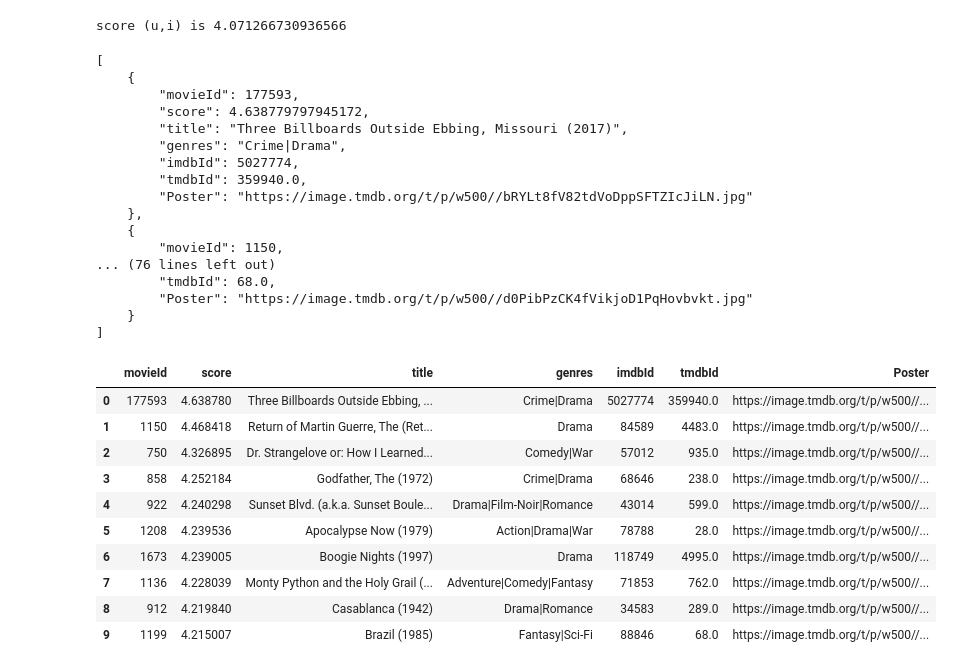
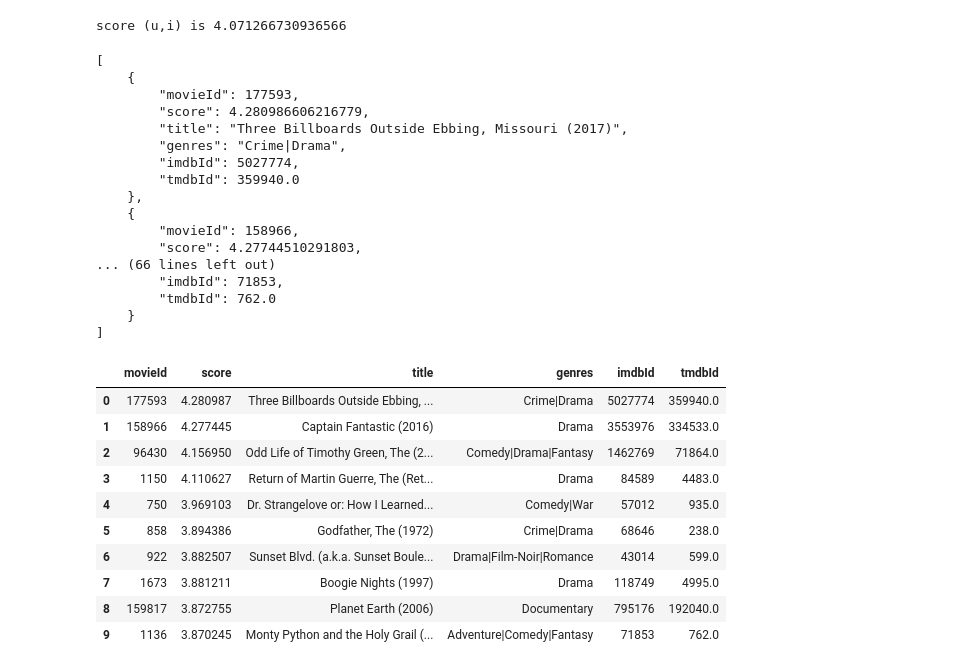
Before and after one commit to Aarekaz/mymovielist, a Jupyter notebook: backend/user_based_clustering.ipynb, the cells around one changed output. Drawn from its saved outputs; the diff is of its cells as text; code cells hidden in the pictures.

```diff
--- a/backend/user_based_clustering.ipynb
+++ b/backend/user_based_clustering.ipynb
@@ -235,20 +235,20 @@ def User_item_score1(user,n):
     new_df = links.loc[links['movieId'].isin(Movie_Name['movieId'])]
     df_f = pd.merge(Movie_Name,new_df)
 
-    poster = []
-    api_key = "40f84ea0b622bc4257dabf9631a401dc"
-    api_version = 3
-    api_base_url = f"https://api.themoviedb.org/{api_version}"
-    for movie_id in df_f['tmdbId']:
-        endpoint_path = f"/movie/{movie_id}"
-        endpoint = f"{api_base_url}{endpoint_path}?api_key={api_key}&language=en-US"
-        data = requests.get(endpoint)
-        data = data.json()
-        poster_path = data['poster_path']
-        full_path = "https://image.tmdb.org/t/p/w500/"+poster_path
-        poster.append(full_path)
+    # poster = []
+    # api_key = "40f84ea0b622bc4257dabf9631a401dc"
+    # api_version = 3
+    # api_base_url = f"https://api.themoviedb.org/{api_version}"
+    # for movie_id in df_f['tmdbId']:
+    #     endpoint_path = f"/movie/{movie_id}"
+    #     endpoint = f"{api_base_url}{endpoint_path}?api_key={api_key}&language=en-US"
+    #     data = requests.get(endpoint)
+    #     data = data.json()
+    #     # poster_path = data['poster_path']
+    #     # full_path = "https://image.tmdb.org/t/p/w500/"+poster_path
+    #     # poster.append(full_path)
 
-    df_f['Poster'] = poster
+    # df_f['Poster'] = poster
 
     js = df_f.to_json(orient='index')
 
@@ -266,36 +266,36 @@ def User_item_score1(user,n):
 
     return df_f
 # %%
-User_item_score1(5,10)
+User_item_score1(10,10)
 # %% [output]
 [
     {
         "movieId": 177593,
-        "score": 4.638779797945172,
+        "score": 4.280986606216779,
         "title": "Three Billboards Outside Ebbing, Missouri (2017)",
         "genres": "Crime|Drama",
         "imdbId": 5027774,
-        "tmdbId": 359940.0,
-        "Poster": "https://image.tmdb.org/t/p/w500//bRYLt8fV82tdVoDppSFTZIcJiLN.jpg"
+        "tmdbId": 359940.0
     },
     {
-        "movieId": 1150,
-... (76 lines left out)
-        "tmdbId": 68.0,
-        "Poster": "https://image.tmdb.org/t/p/w500//d0PibPzCK4fVikjoD1PqHovbvkt.jpg"
+        "movieId": 158966,
+        "score": 4.27744510291803,
+... (66 lines left out)
+        "imdbId": 71853,
+        "tmdbId": 762.0
     }
 ]
-|  | movieId | score | title | genres | imdbId | tmdbId | Poster |
-| 0 | 177593 | 4.638780 | Three Billboards Outside Ebbing, ... | Crime|Drama | 5027774 | 359940.0 | https://image.tmdb.org/t/p/w500//... |
-| 1 | 1150 | 4.468418 | Return of Martin Guerre, The (Ret... | Drama | 84589 | 4483.0 | https://image.tmdb.org/t/p/w500//... |
-| 2 | 750 | 4.326895 | Dr. Strangelove or: How I Learned... | Comedy|War | 57012 | 935.0 | https://image.tmdb.org/t/p/w500//... |
-| 3 | 858 | 4.252184 | Godfather, The (1972) | Crime|Drama | 68646 | 238.0 | https://image.tmdb.org/t/p/w500//... |
-| 4 | 922 | 4.240298 | Sunset Blvd. (a.k.a. Sunset Boule... | Drama|Film-Noir|Romance | 43014 | 599.0 | https://image.tmdb.org/t/p/w500//... |
-| 5 | 1208 | 4.239536 | Apocalypse Now (1979) | Action|Drama|War | 78788 | 28.0 | https://image.tmdb.org/t/p/w500//... |
-| 6 | 1673 | 4.239005 | Boogie Nights (1997) | Drama | 118749 | 4995.0 | https://image.tmdb.org/t/p/w500//... |
-| 7 | 1136 | 4.228039 | Monty Python and the Holy Grail (... | Adventure|Comedy|Fantasy | 71853 | 762.0 | https://image.tmdb.org/t/p/w500//... |
-| 8 | 912 | 4.219840 | Casablanca (1942) | Drama|Romance | 34583 | 289.0 | https://image.tmdb.org/t/p/w500//... |
-| 9 | 1199 | 4.215007 | Brazil (1985) | Fantasy|Sci-Fi | 88846 | 68.0 | https://image.tmdb.org/t/p/w500//... |
+|  | movieId | score | title | genres | imdbId | tmdbId |
+| 0 | 177593 | 4.280987 | Three Billboards Outside Ebbing, ... | Crime|Drama | 5027774 | 359940.0 |
+| 1 | 158966 | 4.277445 | Captain Fantastic (2016) | Drama | 3553976 | 334533.0 |
+| 2 | 96430 | 4.156950 | Odd Life of Timothy Green, The (2... | Comedy|Drama|Fantasy | 1462769 | 71864.0 |
+| 3 | 1150 | 4.110627 | Return of Martin Guerre, The (Ret... | Drama | 84589 | 4483.0 |
+| 4 | 750 | 3.969103 | Dr. Strangelove or: How I Learned... | Comedy|War | 57012 | 935.0 |
+| 5 | 858 | 3.894386 | Godfather, The (1972) | Crime|Drama | 68646 | 238.0 |
+| 6 | 922 | 3.882507 | Sunset Blvd. (a.k.a. Sunset Boule... | Drama|Film-Noir|Romance | 43014 | 599.0 |
+| 7 | 1673 | 3.881211 | Boogie Nights (1997) | Drama | 118749 | 4995.0 |
+| 8 | 159817 | 3.872755 | Planet Earth (2006) | Documentary | 795176 | 192040.0 |
+| 9 | 1136 | 3.870245 | Monty Python and the Holy Grail (... | Adventure|Comedy|Fantasy | 71853 | 762.0 |
 # %%
 user = int(input("Enter the user id to whom you want to recommend : "))
 n=10
```
Also changed, not shown: parts of 1 cell of this notebook, 5 other files.
